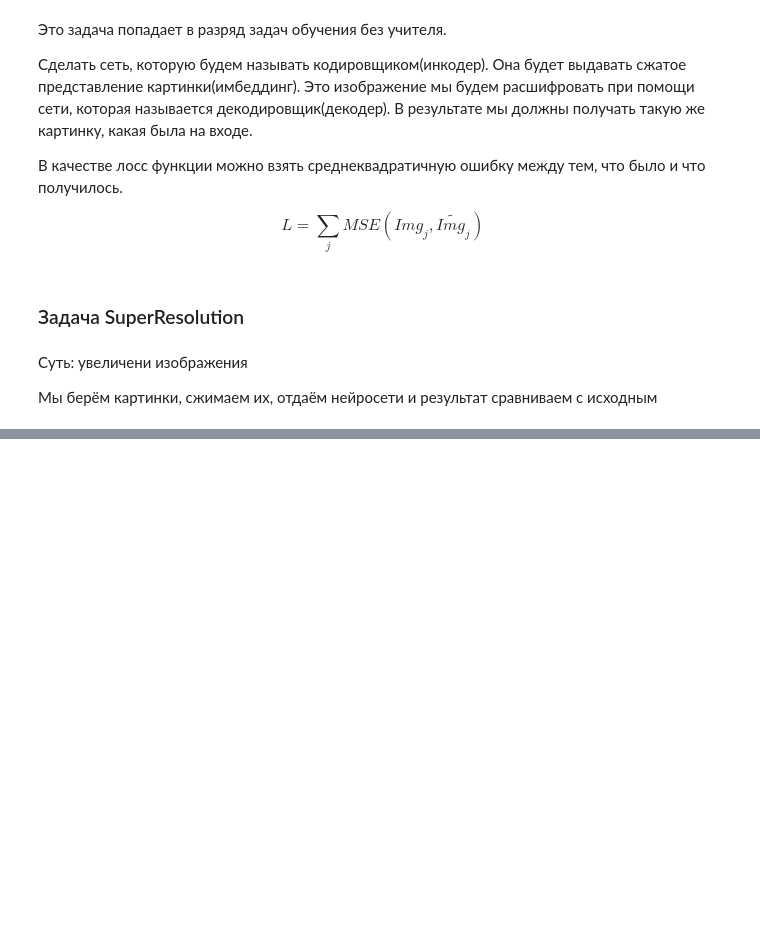
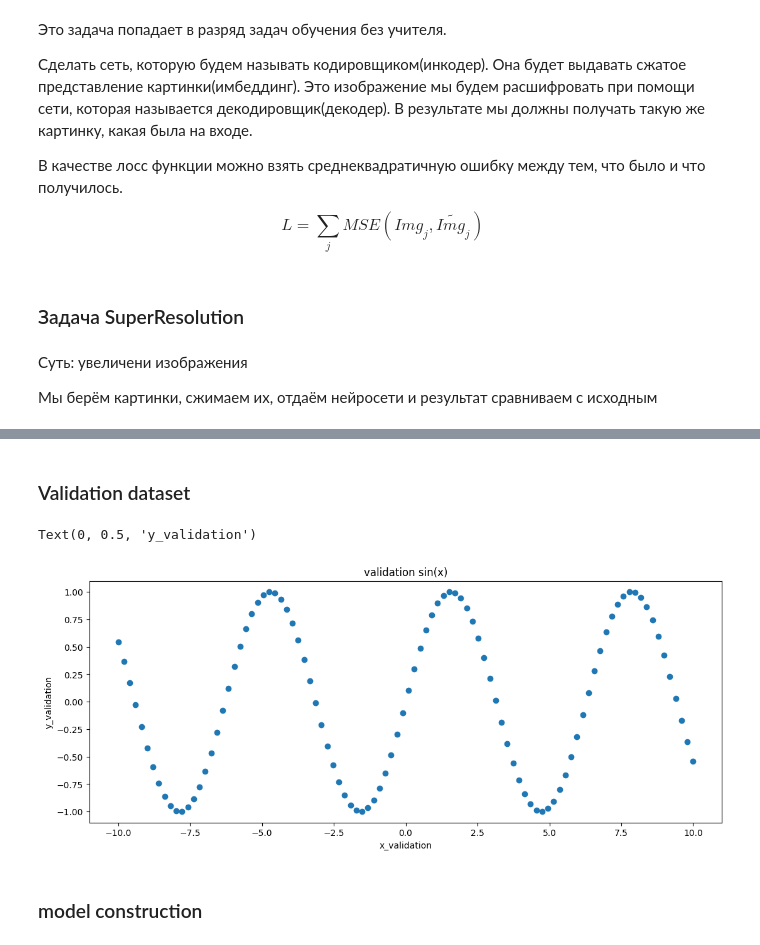
Before and after one commit to KORALLLL/summer_practice, a Jupyter notebook: notebooks/neural_networks_and_computer_vision.ipynb, the cells around one changed output, grey strips where cells are left out. Saved outputs shown, nothing was run; the diff lists cells and outputs as text; code cells hidden in the pictures; blank space fills up the shorter version.

```diff
--- a/notebooks/neural_networks_and_computer_vision.ipynb
+++ b/notebooks/neural_networks_and_computer_vision.ipynb
@@ -859,0 +906,12 @@ Cуть: увеличени изображения
+# %% [markdown]
+### Validation dataset
+# %%
+x_validation = torch.linspace(-10,10,100) #создание 100 точек равномерно распределённых вдоль интервала [-10, 10]
+y_validation = torch.sin(x_validation.data)
+plt.plot(x_validation.numpy(), y_validation.numpy(), 'o')
+plt.title('validation sin(x)')
+plt.xlabel('x_validation')
+plt.ylabel('y_validation')
+# %% [output]
+Text(0, 0.5, 'y_validation')
+[figure, added]
@@ -859,0 +921,2 @@ Cуть: увеличени изображения
+# %% [markdown]
+### model construction
```
Also changed, not shown: parts of 31 cells of this notebook.
